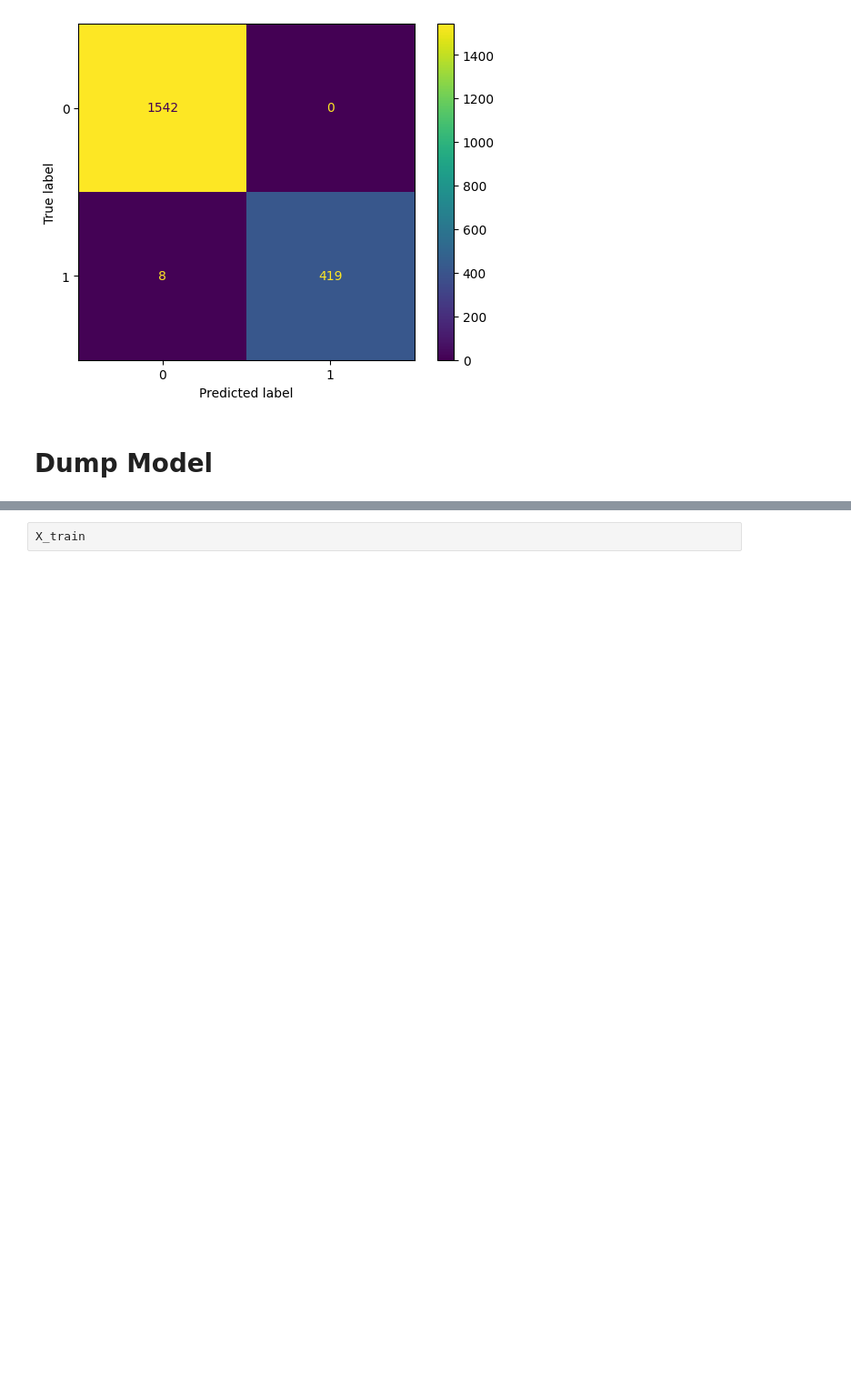
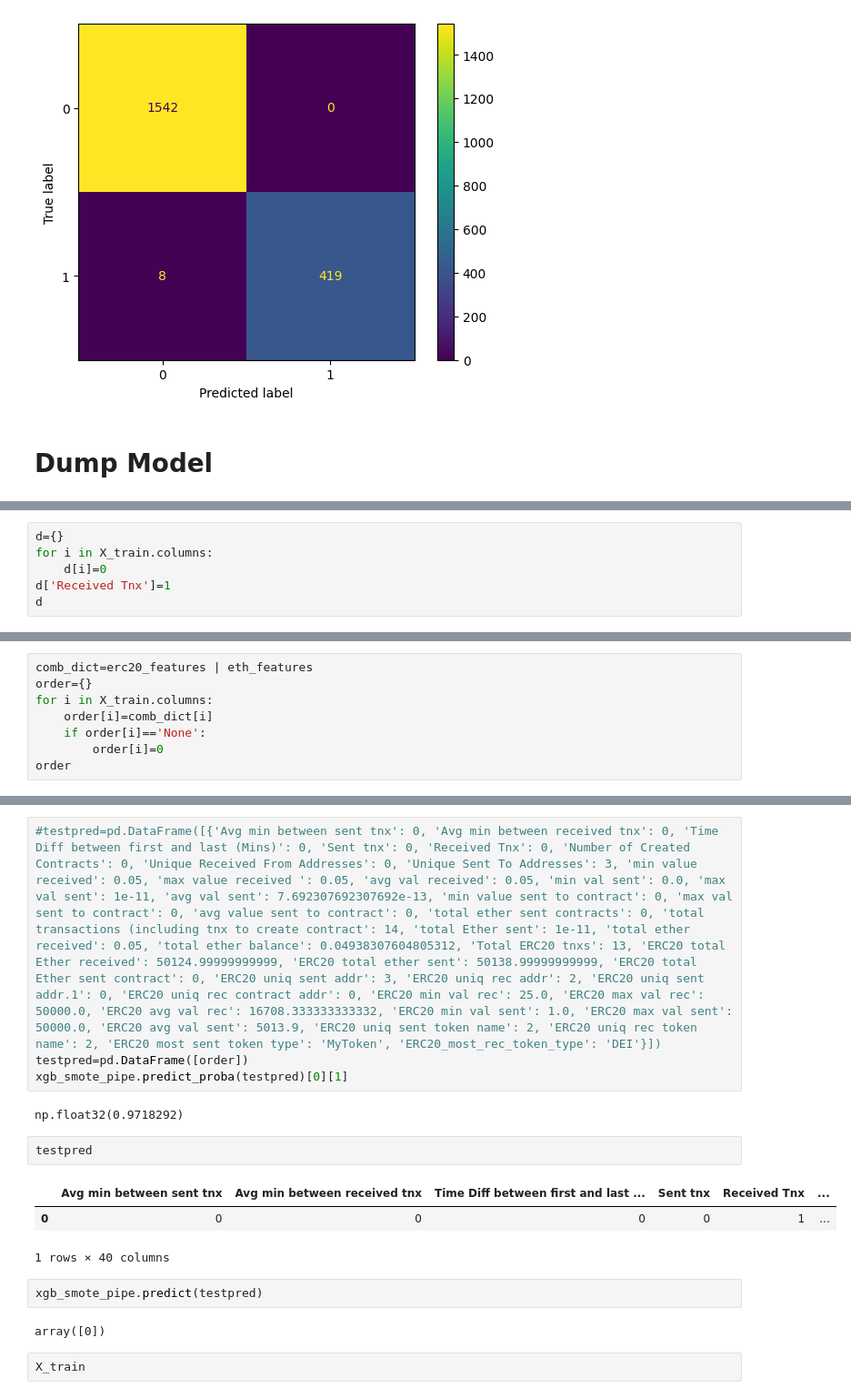
Before and after one commit to vignesh180705/Blockchain-Fraud-Prevention, a Jupyter notebook: model.ipynb, the cells around one changed output, grey strips where cells are left out. Shown at 91% size. Drawn from its saved outputs; the diff is of its cells as text; blank space fills up the shorter version.

```diff
--- a/model.ipynb
+++ b/model.ipynb
@@ -414,0 +416,6 @@ array([1])
+# %%
+d={}
+for i in X_train.columns:
+    d[i]=0
+d['Received Tnx']=1
+d
@@ -414,0 +485,8 @@ array([1])
+# %%
+comb_dict=erc20_features | eth_features
+order={}
+for i in X_train.columns:
+    order[i]=comb_dict[i]
+    if order[i]=='None':
+        order[i]=0
+order
@@ -415,3 +511,19 @@ array([1])
+# %%
+#testpred=pd.DataFrame([{'Avg min between sent tnx': 0, 'Avg min between received tnx': 0, 'Time Diff between first and last (Mins)': 0, 'Sent tnx': 0, 'Received Tnx': 0, 'Number of Created Contracts': 0, 'Unique Received From Addresses': 0, 'Unique Sent To Addresses': 3, 'min value received': 0.05, 'max value received ': 0.05, 'avg val received': 0.05, 'min val sent': 0.0, 'max val sent': 1e-11, 'avg val sent': 7.692307692307692e-13, 'min value sent to contract': 0, 'max val sent to contract': 0, 'avg value sent to contract': 0, 'total ether sent contracts': 0, 'total transactions (including tnx to create contract': 14, 'total Ether sent': 1e-11, 'total ether received': 0.05, 'total ether balance': 0.04938307604805312, 'Total ERC20 tnxs': 13, 'ERC20 total Ether received': 50124.99999999999, 'ERC20 total ether sent': 50138.99999999999, 'ERC20 total Ether sent contract': 0, 'ERC20 uniq sent addr': 3, 'ERC20 uniq rec addr': 2, 'ERC20 uniq sent addr.1': 0, 'ERC20 uniq rec contract addr': 0, 'ERC20 min val rec': 25.0, 'ERC20 max val rec': 50000.0, 'ERC20 avg val rec': 16708.333333333332, 'ERC20 min val sent': 1.0, 'ERC20 max val sent': 50000.0, 'ERC20 avg val sent': 5013.9, 'ERC20 uniq sent token name': 2, 'ERC20 uniq rec token name': 2, 'ERC20 most sent token type': 'MyToken', 'ERC20_most_rec_token_type': 'DEI'}])
+testpred=pd.DataFrame([order])
+xgb_smote_pipe.predict_proba(testpred)[0][1]
+# %% [output]
+np.float32(0.9718292)
+# %%
+testpred
+# %% [output]
+|  | Avg min between sent tnx | Avg min between received tnx | Time Diff between first and last ... | Sent tnx | Received Tnx | ... |
+| 0 | 0 | 0 | 0 | 0 | 1 | ... |
+1 rows × 40 columns
+# %%
+xgb_smote_pipe.predict(testpred)
+# %% [output]
+array([0])
 # %%
 X_train
 # %% [output]
```
Also changed, not shown: parts of 6 cells of this notebook, 2 other files.
